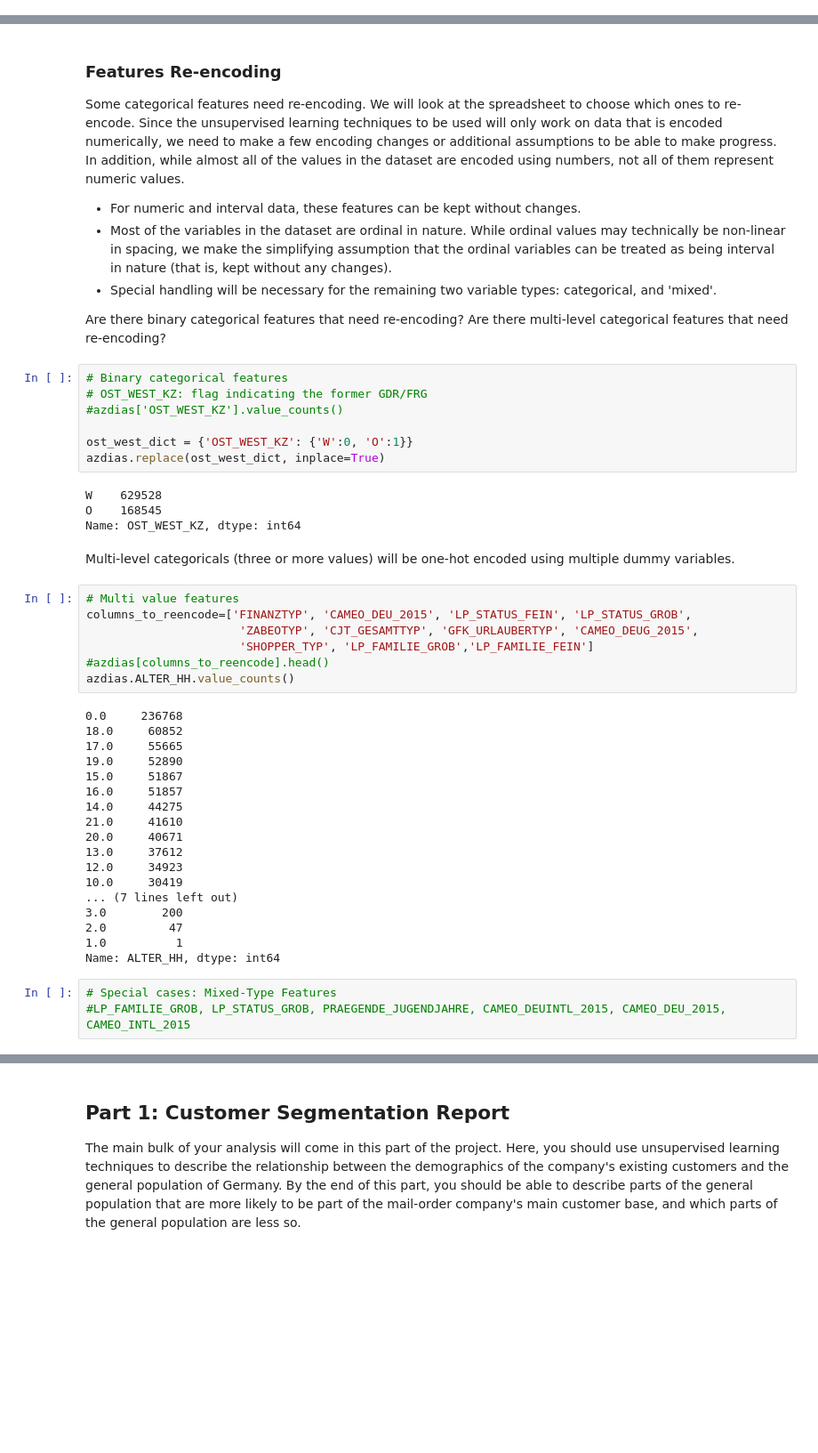
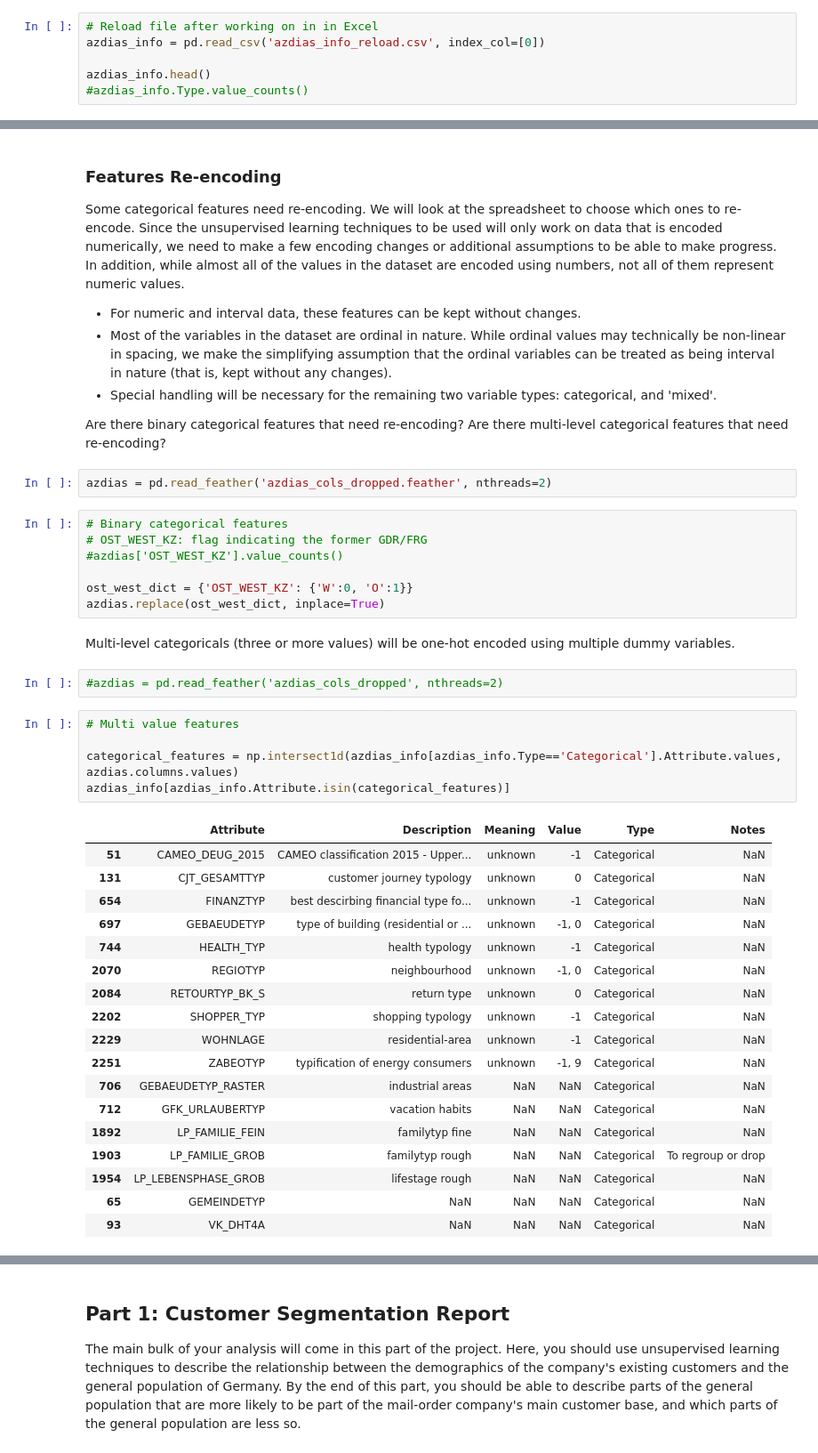
Before and after one commit to santamm/Customer-Segmentation, a Jupyter notebook: Arvato Project Workbook.ipynb, the cells around one changed output, grey strips where cells are left out. Shown: that part at 89% size. Saved outputs shown, nothing was run; the diff lists cells and outputs as text; blank space fills up the shorter version.

```diff
--- a/Arvato Project Workbook.ipynb
+++ b/Arvato Project Workbook.ipynb
@@ -192,0 +157,6 @@ array(['AKT_DAT_KL', 'ALTERSKATEGORIE_FEIN', 'ALTER_KIND1', 'ALTER_KIND2',
+# %%
+# Reload file after working on in in Excel
+azdias_info = pd.read_csv('azdias_info_reload.csv', index_col=[0])
+
+azdias_info.head()
+#azdias_info.Type.value_counts()
@@ -604,6 +417,8 @@ Since the unsupervised learning techniques to be used will only work on data tha
 
 Are there binary categorical features that need re-encoding?
 Are there multi-level categorical features that need re-encoding?
+# %%
+azdias = pd.read_feather('azdias_cols_dropped.feather', nthreads=2)
 # %%
 # Binary categorical features
 # OST_WEST_KZ: flag indicating the former GDR/FRG
@@ -611,37 +426,31 @@ Are there multi-level categorical features that need re-encoding?
 
 ost_west_dict = {'OST_WEST_KZ': {'W':0, 'O':1}}
 azdias.replace(ost_west_dict, inplace=True)
-# %% [output]
-W    629528
-O    168545
-Name: OST_WEST_KZ, dtype: int64
 # %% [markdown]
 Multi-level categoricals (three or more values) will be one-hot encoded using multiple dummy variables.
-# %%
-# Multi value features
-columns_to_reencode=['FINANZTYP', 'CAMEO_DEU_2015', 'LP_STATUS_FEIN', 'LP_STATUS_GROB',
-                      'ZABEOTYP', 'CJT_GESAMTTYP', 'GFK_URLAUBERTYP', 'CAMEO_DEUG_2015',
-                      'SHOPPER_TYP', 'LP_FAMILIE_GROB','LP_FAMILIE_FEIN']
-#azdias[columns_to_reencode].head()
-azdias.ALTER_HH.value_counts()
-# %% [output]
-0.0     236768
-18.0     60852
-17.0     55665
-19.0     52890
-15.0     51867
-16.0     51857
-14.0     44275
-21.0     41610
-20.0     40671
-13.0     37612
-12.0     34923
-10.0     30419
-... (7 lines left out)
-3.0        200
-2.0         47
-1.0          1
-Name: ALTER_HH, dtype: int64
-# %%
-# Special cases: Mixed-Type Features
-#LP_FAMILIE_GROB, LP_STATUS_GROB, PRAEGENDE_JUGENDJAHRE, CAMEO_DEUINTL_2015, CAMEO_DEU_2015, CAMEO_INTL_2015
+# %%
+#azdias = pd.read_feather('azdias_cols_dropped', nthreads=2)
+# %%
+# Multi value features
+
+categorical_features = np.intersect1d(azdias_info[azdias_info.Type=='Categorical'].Attribute.values, azdias.columns.values)
+azdias_info[azdias_info.Attribute.isin(categorical_features)]
+# %% [output]
+|  | Attribute | Description | Meaning | Value | Type | Notes |
+| 51 | CAMEO_DEUG_2015 | CAMEO classification 2015 - Upper... | unknown | -1 | Categorical | NaN |
+| 131 | CJT_GESAMTTYP | customer journey typology | unknown | 0 | Categorical | NaN |
+| 654 | FINANZTYP | best descirbing financial type fo... | unknown | -1 | Categorical | NaN |
+| 697 | GEBAEUDETYP | type of building (residential or ... | unknown | -1, 0 | Categorical | NaN |
+| 744 | HEALTH_TYP | health typology | unknown | -1 | Categorical | NaN |
+| 2070 | REGIOTYP | neighbourhood | unknown | -1, 0 | Categorical | NaN |
+| 2084 | RETOURTYP_BK_S | return type | unknown | 0 | Categorical | NaN |
+| 2202 | SHOPPER_TYP | shopping typology | unknown | -1 | Categorical | NaN |
+| 2229 | WOHNLAGE | residential-area | unknown | -1 | Categorical | NaN |
+| 2251 | ZABEOTYP | typification of energy consumers | unknown | -1, 9 | Categorical | NaN |
+| 706 | GEBAEUDETYP_RASTER | industrial areas | NaN | NaN | Categorical | NaN |
+| 712 | GFK_URLAUBERTYP | vacation habits | NaN | NaN | Categorical | NaN |
+| 1892 | LP_FAMILIE_FEIN | familytyp fine | NaN | NaN | Categorical | NaN |
+| 1903 | LP_FAMILIE_GROB | familytyp rough | NaN | NaN | Categorical | To regroup or drop |
+| 1954 | LP_LEBENSPHASE_GROB | lifestage rough | NaN | NaN | Categorical | NaN |
+| 65 | GEMEINDETYP | NaN | NaN | NaN | Categorical | NaN |
+| 93 | VK_DHT4A | NaN | NaN | NaN | Categorical | NaN |
```
Also changed, not shown: parts of 60 cells of this notebook, 2 other files.
